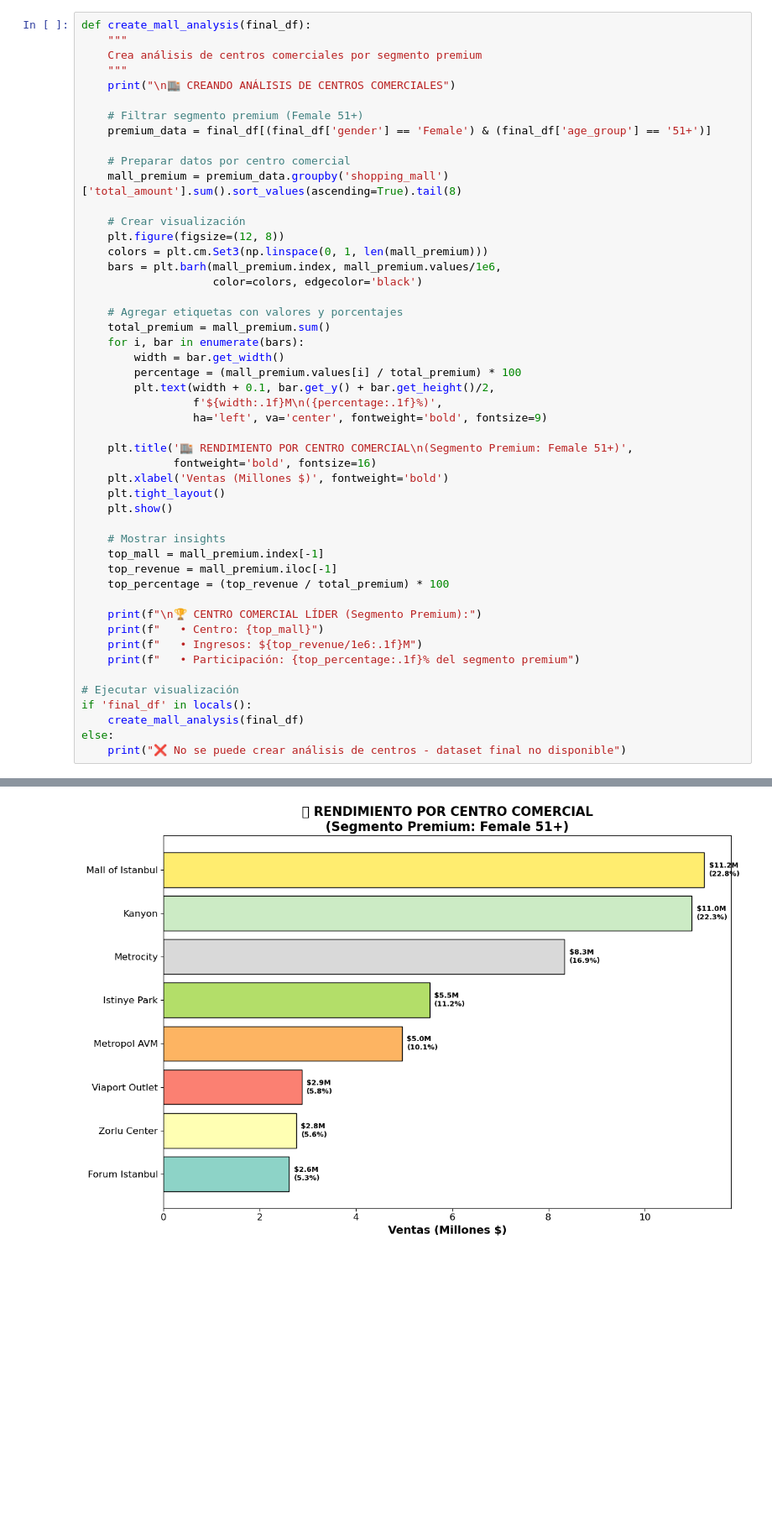
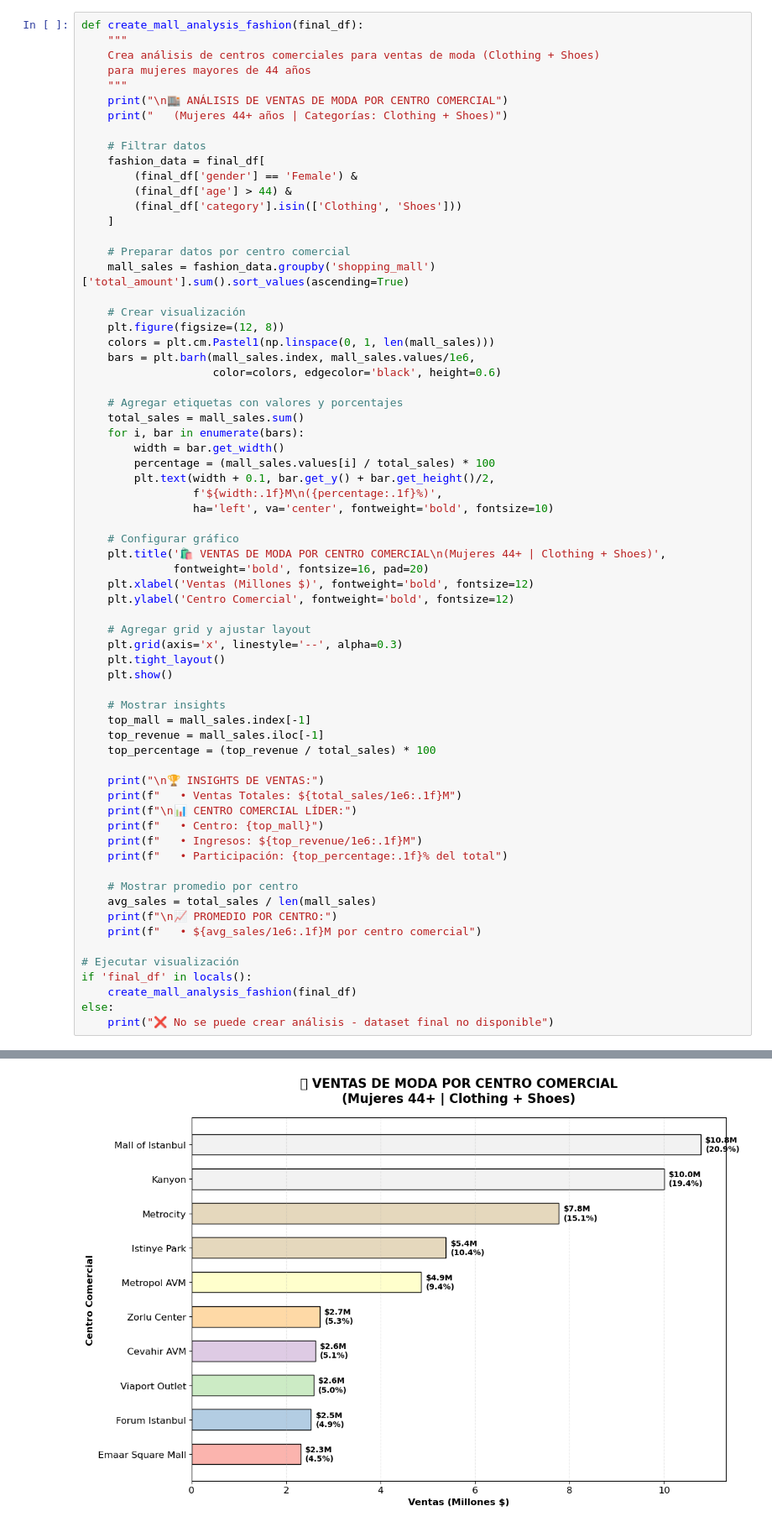
Before and after one commit to MarcosArtificialIntelligence/ABP-TS-Programacion-Y-Base-de-datos, a Jupyter notebook: Analisis-de-negocio-Ventas-Clientes-Insights.ipynb, the cells around one changed output, grey strips where cells are left out. Shown at 84% size. Drawn from its saved outputs; the diff is of its cells as text; blank space fills up the shorter version.

```diff
--- a/Analisis-de-negocio-Ventas-Clientes-Insights.ipynb
+++ b/Analisis-de-negocio-Ventas-Clientes-Insights.ipynb
@@ -650,52 +801,70 @@ Esta visualización presenta el **rendimiento de centros comerciales** segmentad
 
 Esta visualización es fundamental para la estrategia de ubicaciones y la optimización de operaciones por centro.
 # %%
-def create_mall_analysis(final_df):
+def create_mall_analysis_fashion(final_df):
     """
-    Crea análisis de centros comerciales por segmento premium
+    Crea análisis de centros comerciales para ventas de moda (Clothing + Shoes)
+    para mujeres mayores de 44 años
     """
-    print("\n🏬 CREANDO ANÁLISIS DE CENTROS COMERCIALES")
+    print("\n🏬 ANÁLISIS DE VENTAS DE MODA POR CENTRO COMERCIAL")
+    print("   (Mujeres 44+ años | Categorías: Clothing + Shoes)")
 
-    # Filtrar segmento premium (Female 51+)
-    premium_data = final_df[(final_df['gender'] == 'Female') & (final_df['age_group'] == '51+')]
+    # Filtrar datos
+    fashion_data = final_df[
+        (final_df['gender'] == 'Female') &
+        (final_df['age'] > 44) &
+        (final_df['category'].isin(['Clothing', 'Shoes']))
+    ]
 
     # Preparar datos por centro comercial
-    mall_premium = premium_data.groupby('shopping_mall')['total_amount'].sum().sort_values(ascending=True).tail(8)
+    mall_sales = fashion_data.groupby('shopping_mall')['total_amount'].sum().sort_values(ascending=True)
 
     # Crear visualización
     plt.figure(figsize=(12, 8))
-    colors = plt.cm.Set3(np.linspace(0, 1, len(mall_premium)))
-    bars = plt.barh(mall_premium.index, mall_premium.values/1e6,
-                    color=colors, edgecolor='black')
+    colors = plt.cm.Pastel1(np.linspace(0, 1, len(mall_sales)))
+    bars = plt.barh(mall_sales.index, mall_sales.values/1e6,
+                    color=colors, edgecolor='black', height=0.6)
 
     # Agregar etiquetas con valores y porcentajes
-    total_premium = mall_premium.sum()
+    total_sales = mall_sales.sum()
     for i, bar in enumerate(bars):
         width = bar.get_width()
-        percentage = (mall_premium.values[i] / total_premium) * 100
+        percentage = (mall_sales.values[i] / total_sales) * 100
         plt.text(width + 0.1, bar.get_y() + bar.get_height()/2,
                  f'${width:.1f}M\n({percentage:.1f}%)',
-                 ha='left', va='center', fontweight='bold', fontsize=9)
+                 ha='left', va='center', fontweight='bold', fontsize=10)
 
-    plt.title('🏬 RENDIMIENTO POR CENTRO COMERCIAL\n(Segmento Premium: Female 51+)',
-              fontweight='bold', fontsize=16)
-    plt.xlabel('Ventas (Millones $)', fontweight='bold')
+    # Configurar gráfico
+    plt.title('🛍️ VENTAS DE MODA POR CENTRO COMERCIAL\n(Mujeres 44+ | Clothing + Shoes)',
+              fontweight='bold', fontsize=16, pad=20)
+    plt.xlabel('Ventas (Millones $)', fontweight='bold', fontsize=12)
+    plt.ylabel('Centro Comercial', fontweight='bold', fontsize=12)
+
+    # Agregar grid y ajustar layout
+    plt.grid(axis='x', linestyle='--', alpha=0.3)
     plt.tight_layout()
     plt.show()
 
     # Mostrar insights
-    top_mall = mall_premium.index[-1]
-    top_revenue = mall_premium.iloc[-1]
-    top_percentage = (top_revenue / total_premium) * 100
+    top_mall = mall_sales.index[-1]
+    top_revenue = mall_sales.iloc[-1]
+    top_percentage = (top_revenue / total_sales) * 100
 
-    print(f"\n🏆 CENTRO COMERCIAL LÍDER (Segmento Premium):")
+    print("\n🏆 INSIGHTS DE VENTAS:")
+    print(f"   • Ventas Totales: ${total_sales/1e6:.1f}M")
+    print(f"\n📊 CENTRO COMERCIAL LÍDER:")
     print(f"   • Centro: {top_mall}")
     print(f"   • Ingresos: ${top_revenue/1e6:.1f}M")
-    print(f"   • Participación: {top_percentage:.1f}% del segmento premium")
+    print(f"   • Participación: {top_percentage:.1f}% del total")
+
+    # Mostrar promedio por centro
+    avg_sales = total_sales / len(mall_sales)
+    print(f"\n📈 PROMEDIO POR CENTRO:")
+    print(f"   • ${avg_sales/1e6:.1f}M por centro comercial")
 
 # Ejecutar visualización
 if 'final_df' in locals():
-    create_mall_analysis(final_df)
+    create_mall_analysis_fashion(final_df)
 else:
-    print("❌ No se puede crear análisis de centros - dataset final no disponible")
+    print("❌ No se puede crear análisis - dataset final no disponible")
 # %% [output]
@@ -703 +873 @@ else:
-[figure, old version]
+[figure, new version]
```
Also changed, not shown: parts of 9 cells of this notebook, 1 other file.
